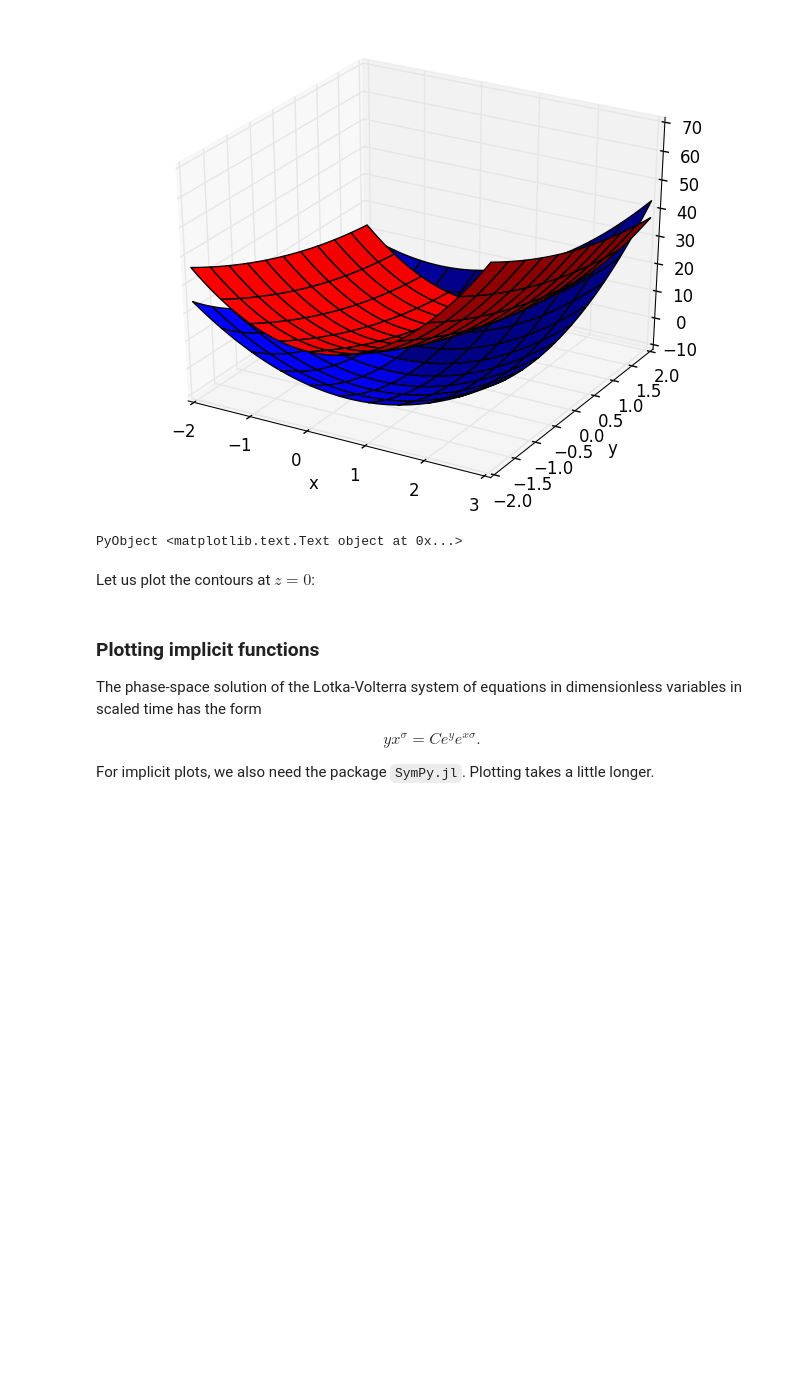
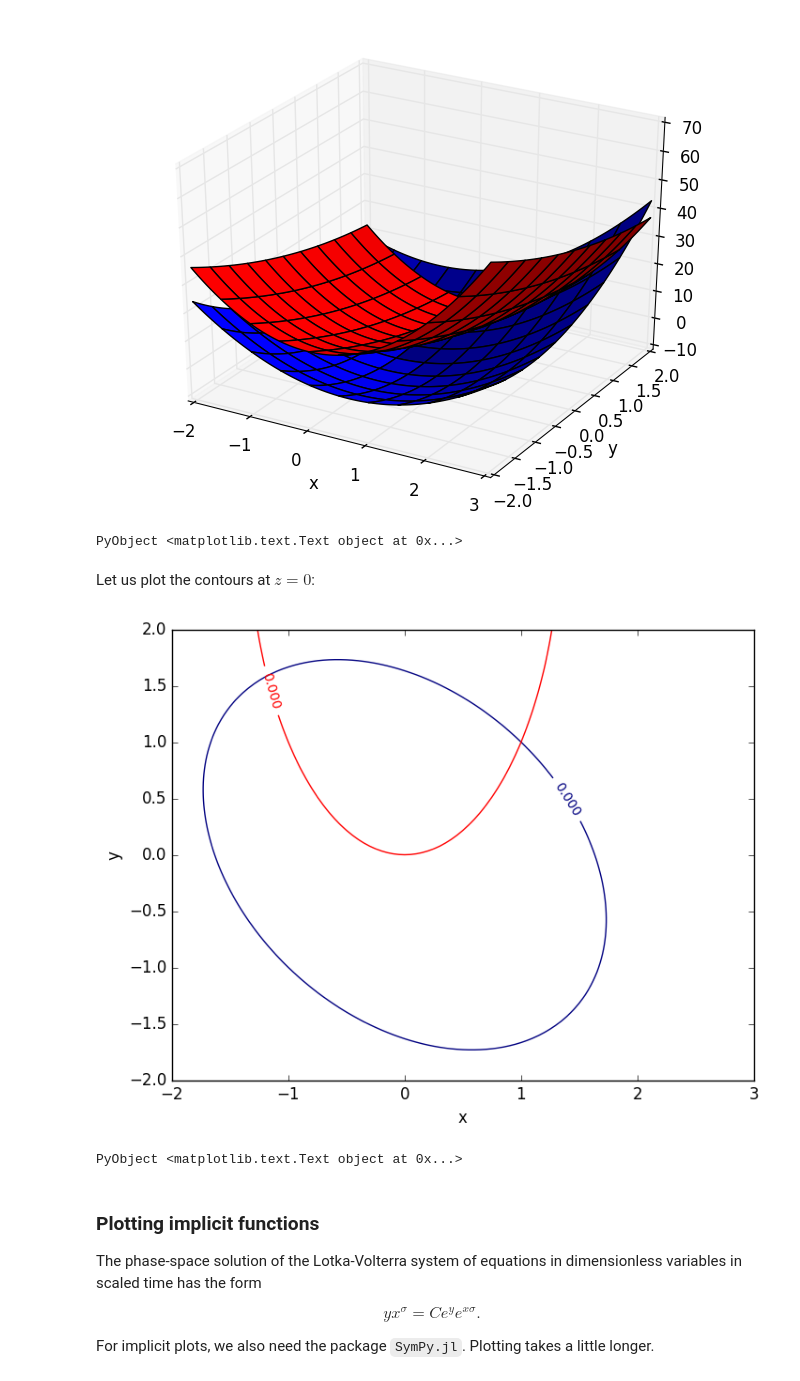
Before and after one commit to ivanslapnicar/Julia-Course, a Jupyter notebook: src/06 Plotting.ipynb, the cells around one changed output. Cells and saved outputs as stored; diff of their text form; code cells hidden in the pictures; blank space fills up the shorter version.

```diff
--- a/src/06 Plotting.ipynb
+++ b/src/06 Plotting.ipynb
@@ -283,6 +284,16 @@ ylabel("y")
 PyObject <matplotlib.text.Text object at 0x...>
 # %% [markdown]
 Let us plot the contours at $z=0$:
+# %%
+C1=contour(gridX,gridY,Z1,levels=[0])
+C2=contour(gridX,gridY,Z2,levels=[0],colors="red")
+clabel(C1,inline=1, fontsize=10)
+clabel(C2,inline=1, fontsize=10)
+PyPlot.xlabel("x")
+PyPlot.ylabel("y")
+# %% [output]
+[figure, added]
+PyObject <matplotlib.text.Text object at 0x...>
 # %% [markdown]
 ### Plotting implicit functions
 
```
Also changed, not shown: parts of 12 cells of this notebook, 6 other files.
